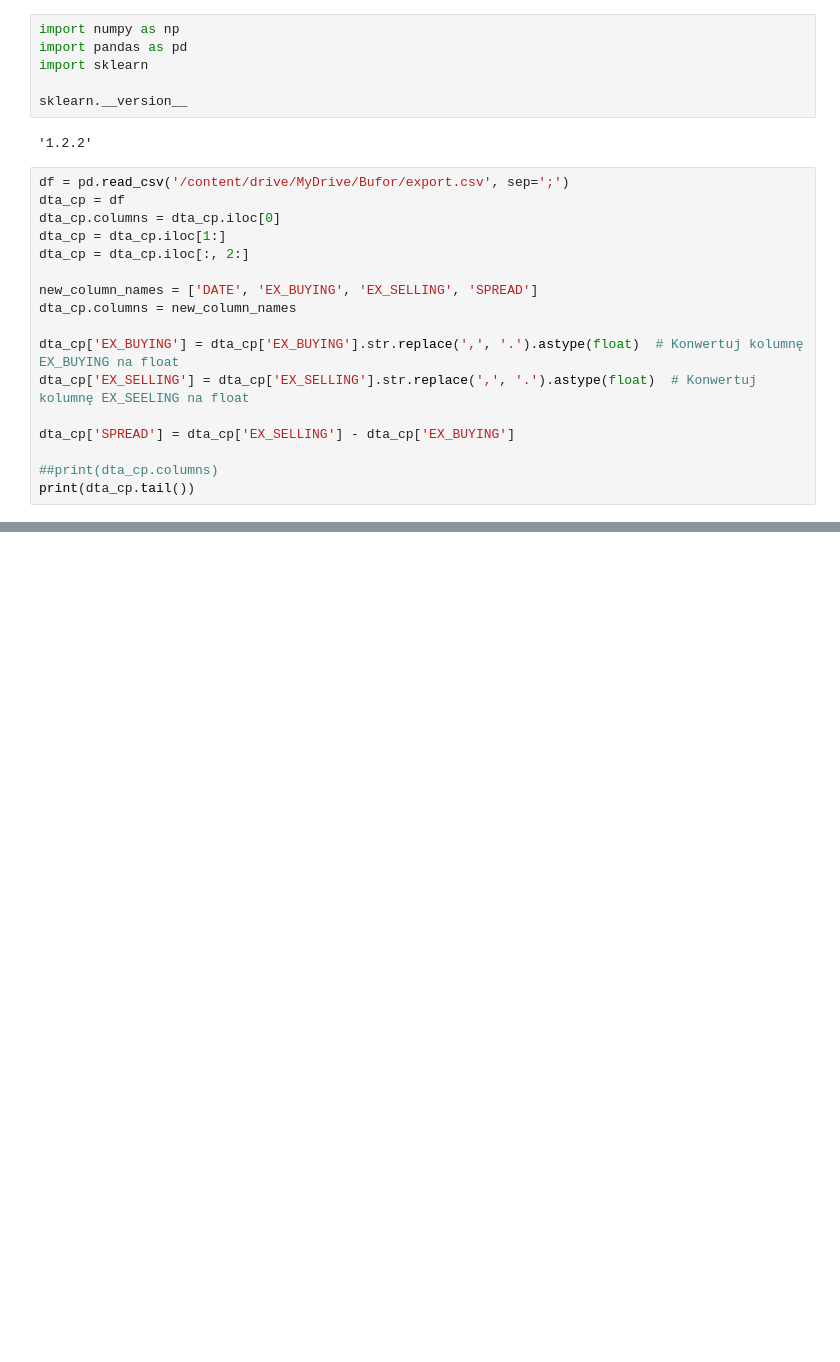
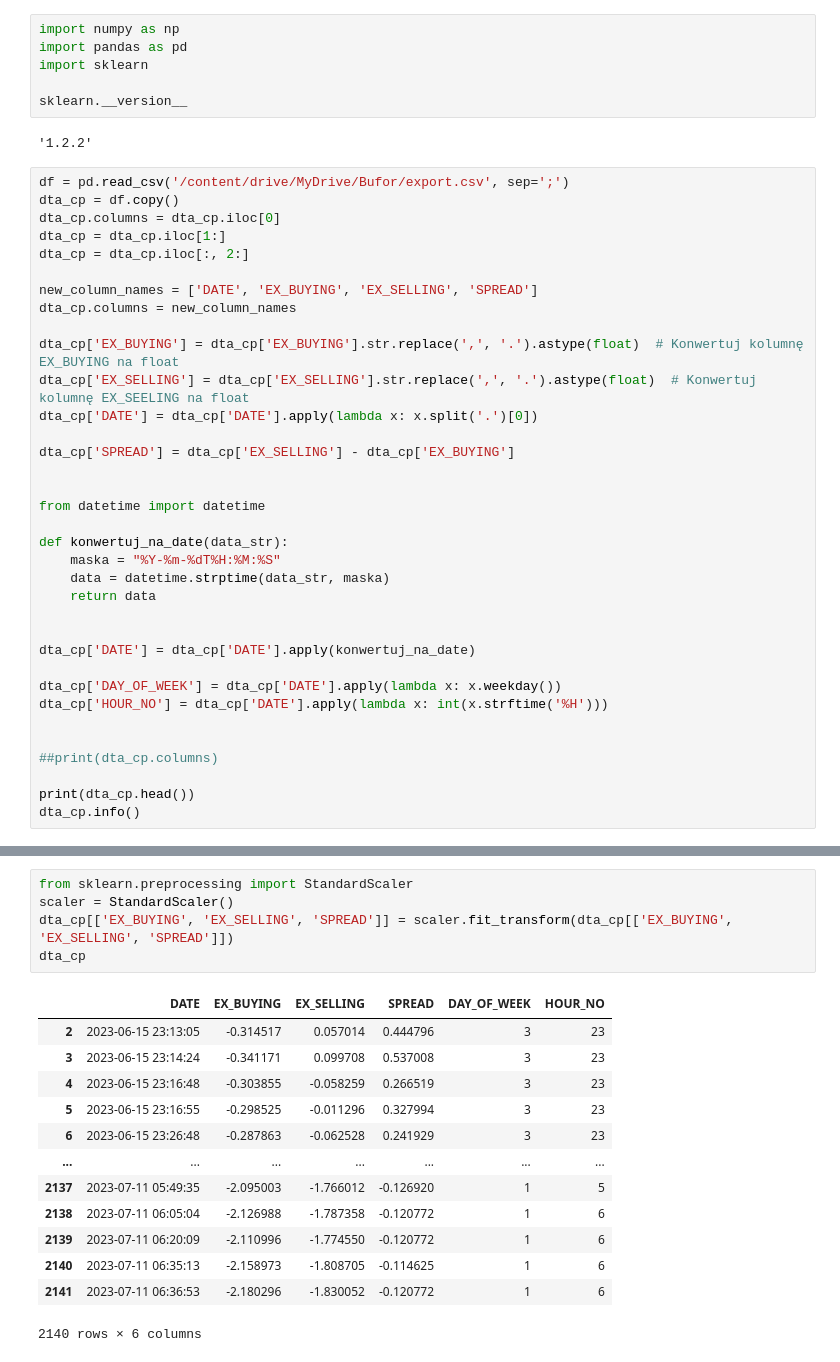
Before and after one commit to brochowski/ekantorwidget, a Jupyter notebook: brochowski_excercises.ipynb, the cells around one changed output, grey strips where cells are left out. Saved outputs shown, nothing was run; the diff lists cells and outputs as text; blank space fills up the shorter version.

```diff
--- a/brochowski_excercises.ipynb
+++ b/brochowski_excercises.ipynb
@@ -26,7 +26,7 @@ sklearn.__version__
 '1.2.2'
 # %%
 df = pd.read_csv('/content/drive/MyDrive/Bufor/export.csv', sep=';')
-dta_cp = df
+dta_cp = df.copy()
 dta_cp.columns = dta_cp.iloc[0]
 dta_cp = dta_cp.iloc[1:]
 dta_cp = dta_cp.iloc[:, 2:]
@@ -36,9 +36,27 @@ dta_cp.columns = new_column_names
 
 dta_cp['EX_BUYING'] = dta_cp['EX_BUYING'].str.replace(',', '.').astype(float)  # Konwertuj kolumnę EX_BUYING na float
 dta_cp['EX_SELLING'] = dta_cp['EX_SELLING'].str.replace(',', '.').astype(float)  # Konwertuj kolumnę EX_SEELING na float
+dta_cp['DATE'] = dta_cp['DATE'].apply(lambda x: x.split('.')[0])
 
 dta_cp['SPREAD'] = dta_cp['EX_SELLING'] - dta_cp['EX_BUYING']
 
+
+from datetime import datetime
+
+def konwertuj_na_date(data_str):
+    maska = "%Y-%m-%dT%H:%M:%S"
+    data = datetime.strptime(data_str, maska)
+    return data
+
+
+dta_cp['DATE'] = dta_cp['DATE'].apply(konwertuj_na_date)
+
+dta_cp['DAY_OF_WEEK'] = dta_cp['DATE'].apply(lambda x: x.weekday())
+dta_cp['HOUR_NO'] = dta_cp['DATE'].apply(lambda x: int(x.strftime('%H')))
+
+
 ##print(dta_cp.columns)
-print(dta_cp.tail())
+
+print(dta_cp.head())
+dta_cp.info()
 # %% [output]
@@ -50,0 +103,19 @@ print(dta_cp.tail())
+# %%
+from sklearn.preprocessing import StandardScaler
+scaler = StandardScaler()
+dta_cp[['EX_BUYING', 'EX_SELLING', 'SPREAD']] = scaler.fit_transform(dta_cp[['EX_BUYING', 'EX_SELLING', 'SPREAD']])
+dta_cp
+# %% [output]
+|  | DATE | EX_BUYING | EX_SELLING | SPREAD | DAY_OF_WEEK | HOUR_NO |
+| 2 | 2023-06-15 23:13:05 | -0.314517 | 0.057014 | 0.444796 | 3 | 23 |
+| 3 | 2023-06-15 23:14:24 | -0.341171 | 0.099708 | 0.537008 | 3 | 23 |
+| 4 | 2023-06-15 23:16:48 | -0.303855 | -0.058259 | 0.266519 | 3 | 23 |
+| 5 | 2023-06-15 23:16:55 | -0.298525 | -0.011296 | 0.327994 | 3 | 23 |
+| 6 | 2023-06-15 23:26:48 | -0.287863 | -0.062528 | 0.241929 | 3 | 23 |
+| ... | ... | ... | ... | ... | ... | ... |
+| 2137 | 2023-07-11 05:49:35 | -2.095003 | -1.766012 | -0.126920 | 1 | 5 |
+| 2138 | 2023-07-11 06:05:04 | -2.126988 | -1.787358 | -0.120772 | 1 | 6 |
+| 2139 | 2023-07-11 06:20:09 | -2.110996 | -1.774550 | -0.120772 | 1 | 6 |
+| 2140 | 2023-07-11 06:35:13 | -2.158973 | -1.808705 | -0.114625 | 1 | 6 |
+| 2141 | 2023-07-11 06:36:53 | -2.180296 | -1.830052 | -0.120772 | 1 | 6 |
+2140 rows × 6 columns
```
Also changed, not shown: parts of 3 cells of this notebook.
